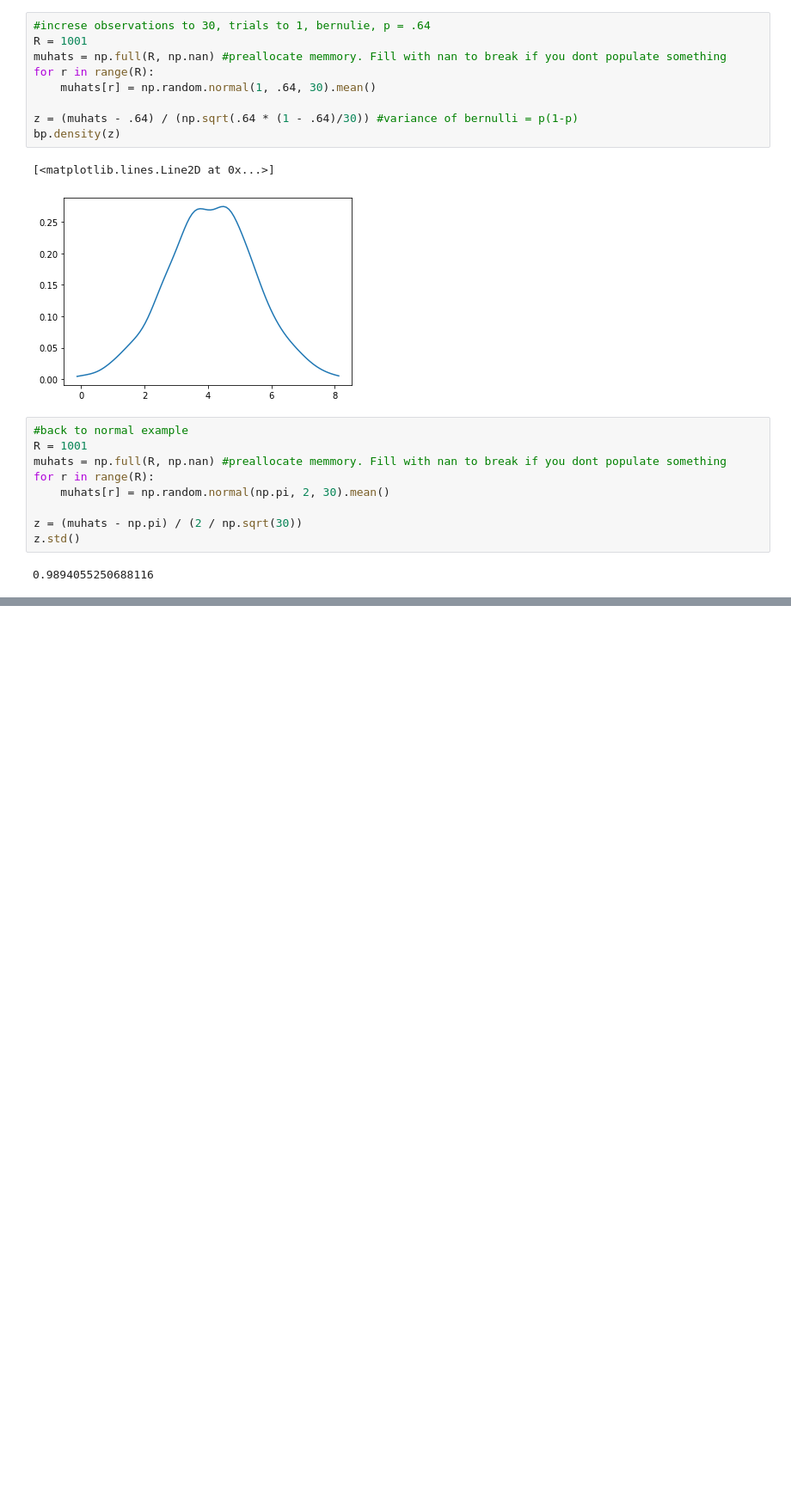
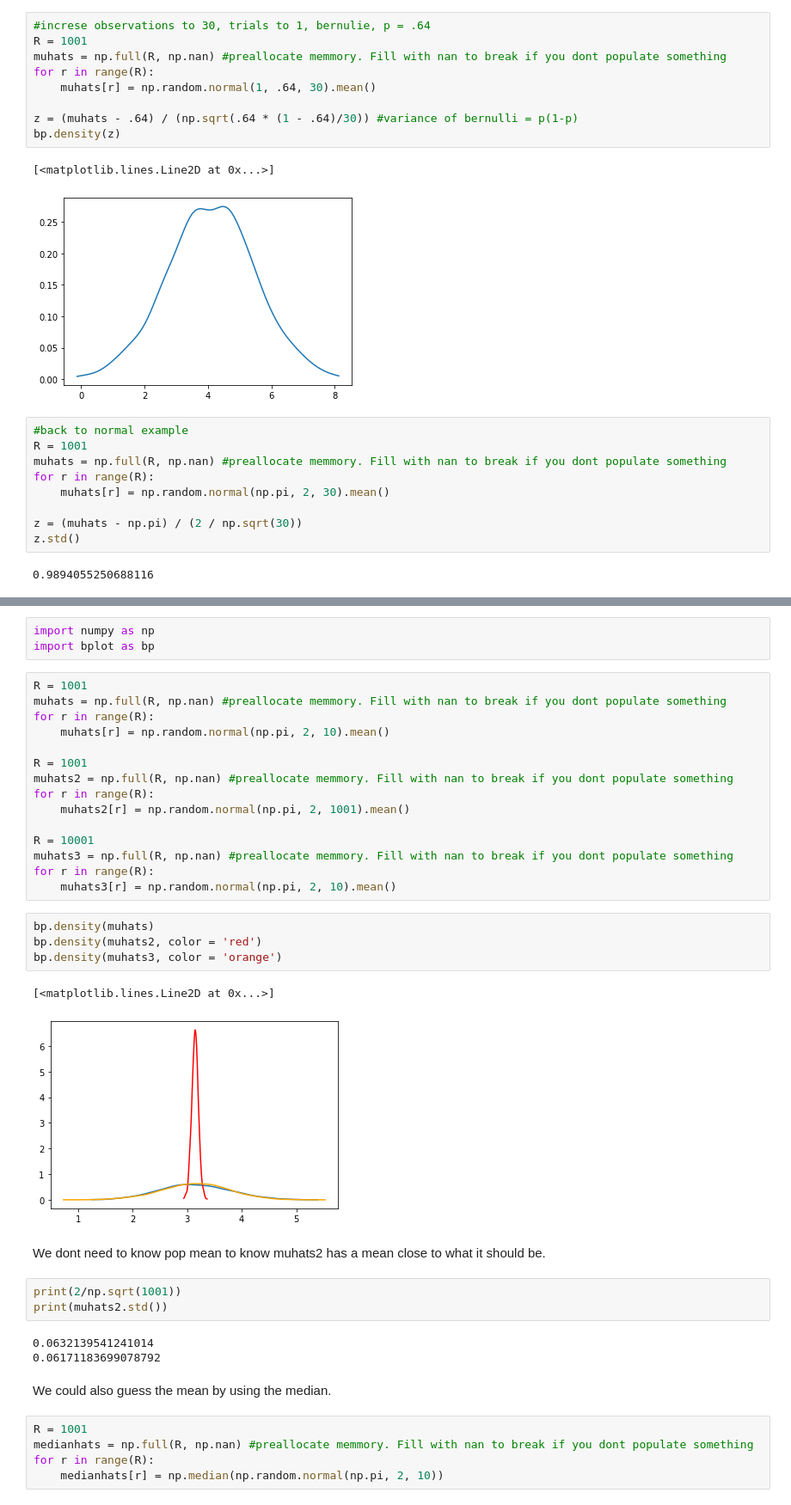
Before and after one commit to josephmlev/levine_j_math_314, a Jupyter notebook: notes/Class_notes_9.23-.ipynb, the cells around one changed output, grey strips where cells are left out. Shown: that part at 86% size. Drawn from its saved outputs; the diff is of its cells as text; blank space fills up the shorter version.

```diff
--- a/notes/Class_notes_9.23-.ipynb
+++ b/notes/Class_notes_9.23-.ipynb
@@ -361,0 +373,40 @@ z.std()
+# %%
+import numpy as np
+import bplot as bp
+# %%
+R = 1001
+muhats = np.full(R, np.nan) #preallocate memmory. Fill with nan to break if you dont populate something
+for r in range(R):
+    muhats[r] = np.random.normal(np.pi, 2, 10).mean()
+
+R = 1001
+muhats2 = np.full(R, np.nan) #preallocate memmory. Fill with nan to break if you dont populate something
+for r in range(R):
+    muhats2[r] = np.random.normal(np.pi, 2, 1001).mean()
+
+R = 10001
+muhats3 = np.full(R, np.nan) #preallocate memmory. Fill with nan to break if you dont populate something
+for r in range(R):
+    muhats3[r] = np.random.normal(np.pi, 2, 10).mean()
+# %%
+bp.density(muhats)
+bp.density(muhats2, color = 'red')
+bp.density(muhats3, color = 'orange')
+# %% [output]
+[<matplotlib.lines.Line2D at 0x...>]
+[figure, added]
+# %% [markdown]
+We dont need to know pop mean to know muhats2 has a mean close to what it should be.
+# %%
+print(2/np.sqrt(1001))
+print(muhats2.std())
+# %% [output]
+0.0632139541241014
+0.06171183699078792
+# %% [markdown]
+We could also guess the mean by using the median.
+# %%
+R = 1001
+medianhats = np.full(R, np.nan) #preallocate memmory. Fill with nan to break if you dont populate something
+for r in range(R):
+    medianhats[r] = np.median(np.random.normal(np.pi, 2, 10))
```
Also changed, not shown: parts of 2 cells of this notebook.
